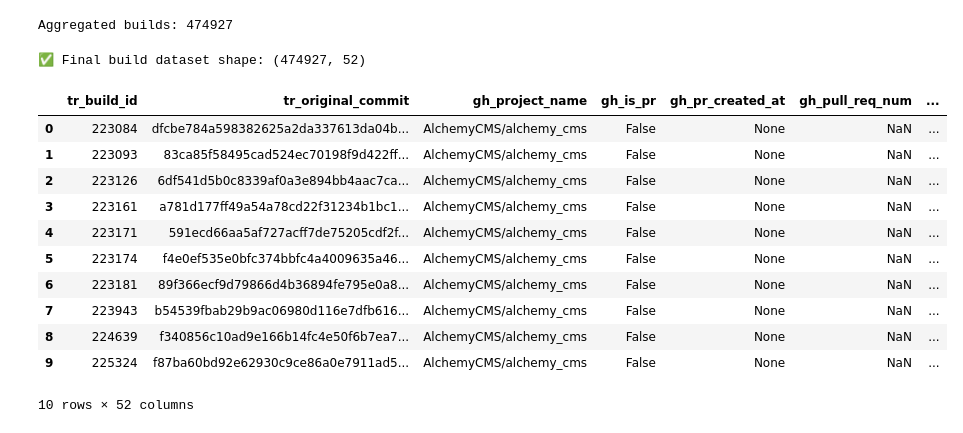
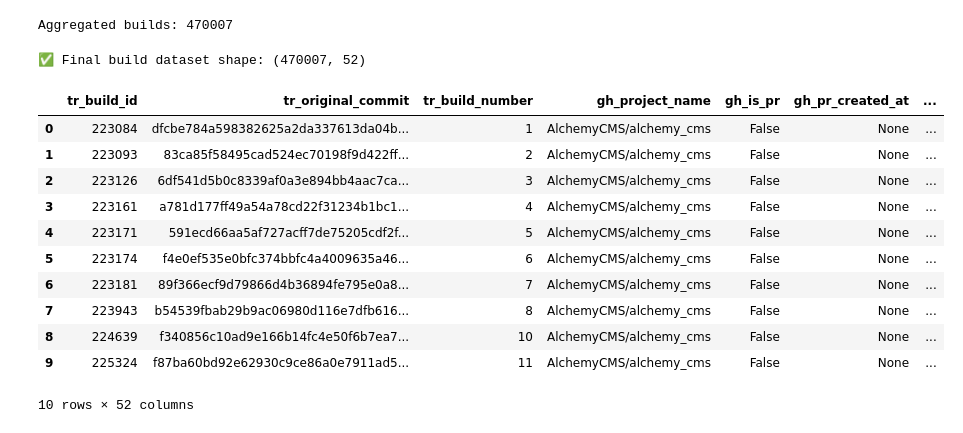
Before and after one commit to hunglaithe117-alt/crawl, a Jupyter notebook: enrich/extract.ipynb, the cells around one changed output. Cells and saved outputs as stored; diff of their text form; code cells hidden in the pictures.

```diff
--- a/enrich/extract.ipynb
+++ b/enrich/extract.ipynb
@@ -195,8 +166,10 @@ filtered_df_clean = (
 # %%
 filtered_df_clean.to_csv('/Users/hunglai/hust/20251/thesis/19314170/800c_2y_filtered_travistorrent.csv', index=False)
+# %%
+filtered_df_clean = pd.read_csv('/Users/hunglai/hust/20251/thesis/19314170/800c_2y_filtered_travistorrent.csv')
 # %%
 def aggregate_jobs_to_builds(df):
-    grouped = df.groupby(['tr_build_id', 'tr_original_commit'])
+    grouped = df.groupby(['tr_build_id', 'tr_original_commit','tr_build_number'])
     agg_dict = {
         'tr_log_num_jobs': grouped.size(),
         'tr_log_tests_run_sum': grouped['tr_log_num_tests_run'].sum(),
@@ -247,7 +220,6 @@ def aggregate_jobs_to_builds(df):
 
     # Keep representative columns
     first_job_cols = [
-        'tr_build_number',
         'tr_duration',
         'tr_status',
         'tr_jobs'
@@ -263,55 +235,67 @@ def aggregate_jobs_to_builds(df):
 df_builds = aggregate_jobs_to_builds(filtered_df_clean)
 print(f"Aggregated builds: {len(df_builds)}")
 # %% [output]
-Aggregated builds: 474927
+Aggregated builds: 470007
 # %%
 # 5. Merge back general build info (not job-specific)
 build_info_cols = [
-    col for col in filtered_df_clean.columns
-    if col not in [
-        'tr_job_id', 'tr_log_num_tests_ok', 'tr_log_num_tests_failed',
-        'tr_log_num_tests_run', 'tr_log_num_tests_skipped',
-        'tr_log_tests_failed', 'tr_log_testduration',
-        'tr_log_setup_time', 'tr_log_analyzer',
-        'tr_log_frameworks', 'tr_log_status', 'tr_log_bool_tests_ran',
-        'tr_log_bool_tests_failed', 'tr_jobs', 'tr_status', 'tr_duration', 'tr_log_lan'
+    col
+    for col in filtered_df_clean.columns
+    if col
+    not in [
+        "tr_job_id",
+        "tr_log_num_tests_ok",
+        "tr_log_num_tests_failed",
+        "tr_log_num_tests_run",
+        "tr_log_num_tests_skipped",
+        "tr_log_tests_failed",
+        "tr_log_testduration",
+        "tr_log_setup_time",
+        "tr_log_analyzer",
+        "tr_log_frameworks",
+        "tr_log_status",
+        "tr_log_bool_tests_ran",
+        "tr_log_bool_tests_failed",
+        "tr_jobs",
+        "tr_status",
+        "tr_duration",
+        "tr_log_lan",
     ]
 ]
 
 df_build_info = (
     filtered_df_clean[build_info_cols]
-    .groupby(['tr_build_id', 'tr_original_commit'])
+    .groupby(["tr_build_id", "tr_original_commit", "tr_build_number"])
     .first()
     .reset_index()
 )
 
 df_builds_final = df_build_info.merge(
-    df_builds.drop(columns=['tr_build_number'], errors='ignore'),
-    on=['tr_build_id', 'tr_original_commit'],
-    how='left'
+    df_builds, on=["tr_build_id", "tr_original_commit", "tr_build_number"], how="left"
 )
 
+
 df_builds_final = df_builds_final.sort_values(
-    by=['gh_project_name', 'tr_build_id', 'tr_original_commit'],
-    ascending=[True, True, True]
+    by=["gh_project_name", "tr_build_id", "tr_original_commit"],
+    ascending=[True, True, True],
 ).reset_index(drop=True)
 
 print(f"✅ Final build dataset shape: {df_builds_final.shape}")
 
 df_builds_final.head(10)
 # %% [output]
-✅ Final build dataset shape: (474927, 52)
+✅ Final build dataset shape: (470007, 52)
-|  | tr_build_id | tr_original_commit | gh_project_name | gh_is_pr | gh_pr_created_at | gh_pull_req_num | ... |
-| 0 | 223084 | dfcbe784a598382625a2da337613da04b... | AlchemyCMS/alchemy_cms | False | None | NaN | ... |
-| 1 | 223093 | 83ca85f58495cad524ec70198f9d422ff... | AlchemyCMS/alchemy_cms | False | None | NaN | ... |
-| 2 | 223126 | 6df541d5b0c8339af0a3e894bb4aac7ca... | AlchemyCMS/alchemy_cms | False | None | NaN | ... |
-| 3 | 223161 | a781d177ff49a54a78cd22f31234b1bc1... | AlchemyCMS/alchemy_cms | False | None | NaN | ... |
-| 4 | 223171 | 591ecd66aa5af727acff7de75205cdf2f... | AlchemyCMS/alchemy_cms | False | None | NaN | ... |
-| 5 | 223174 | f4e0ef535e0bfc374bbfc4a4009635a46... | AlchemyCMS/alchemy_cms | False | None | NaN | ... |
-| 6 | 223181 | 89f366ecf9d79866d4b36894fe795e0a8... | AlchemyCMS/alchemy_cms | False | None | NaN | ... |
-| 7 | 223943 | b54539fbab29b9ac06980d116e7dfb616... | AlchemyCMS/alchemy_cms | False | None | NaN | ... |
-| 8 | 224639 | f340856c10ad9e166b14fc4e50f6b7ea7... | AlchemyCMS/alchemy_cms | False | None | NaN | ... |
-| 9 | 225324 | f87ba60bd92e62930c9ce86a0e7911ad5... | AlchemyCMS/alchemy_cms | False | None | NaN | ... |
+|  | tr_build_id | tr_original_commit | tr_build_number | gh_project_name | gh_is_pr | gh_pr_created_at | ... |
+| 0 | 223084 | dfcbe784a598382625a2da337613da04b... | 1 | AlchemyCMS/alchemy_cms | False | None | ... |
+| 1 | 223093 | 83ca85f58495cad524ec70198f9d422ff... | 2 | AlchemyCMS/alchemy_cms | False | None | ... |
+| 2 | 223126 | 6df541d5b0c8339af0a3e894bb4aac7ca... | 3 | AlchemyCMS/alchemy_cms | False | None | ... |
+| 3 | 223161 | a781d177ff49a54a78cd22f31234b1bc1... | 4 | AlchemyCMS/alchemy_cms | False | None | ... |
+| 4 | 223171 | 591ecd66aa5af727acff7de75205cdf2f... | 5 | AlchemyCMS/alchemy_cms | False | None | ... |
+| 5 | 223174 | f4e0ef535e0bfc374bbfc4a4009635a46... | 6 | AlchemyCMS/alchemy_cms | False | None | ... |
+| 6 | 223181 | 89f366ecf9d79866d4b36894fe795e0a8... | 7 | AlchemyCMS/alchemy_cms | False | None | ... |
+| 7 | 223943 | b54539fbab29b9ac06980d116e7dfb616... | 8 | AlchemyCMS/alchemy_cms | False | None | ... |
+| 8 | 224639 | f340856c10ad9e166b14fc4e50f6b7ea7... | 10 | AlchemyCMS/alchemy_cms | False | None | ... |
+| 9 | 225324 | f87ba60bd92e62930c9ce86a0e7911ad5... | 11 | AlchemyCMS/alchemy_cms | False | None | ... |
 10 rows × 52 columns
 # %%
 df_builds_final.to_csv(r'/Users/hunglai/hust/20251/thesis/19314170/final-2017-01-25.800c.2y.all.builds.csv', index=False)
```
Also changed, not shown: parts of 5 cells of this notebook, 5 other files.
